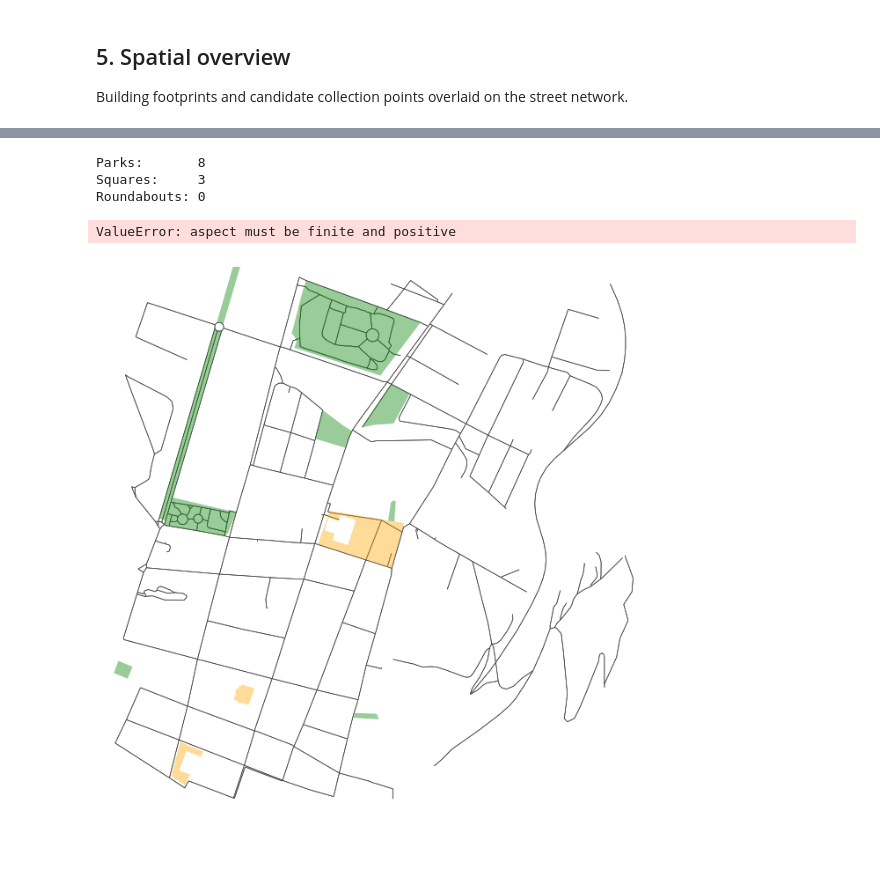
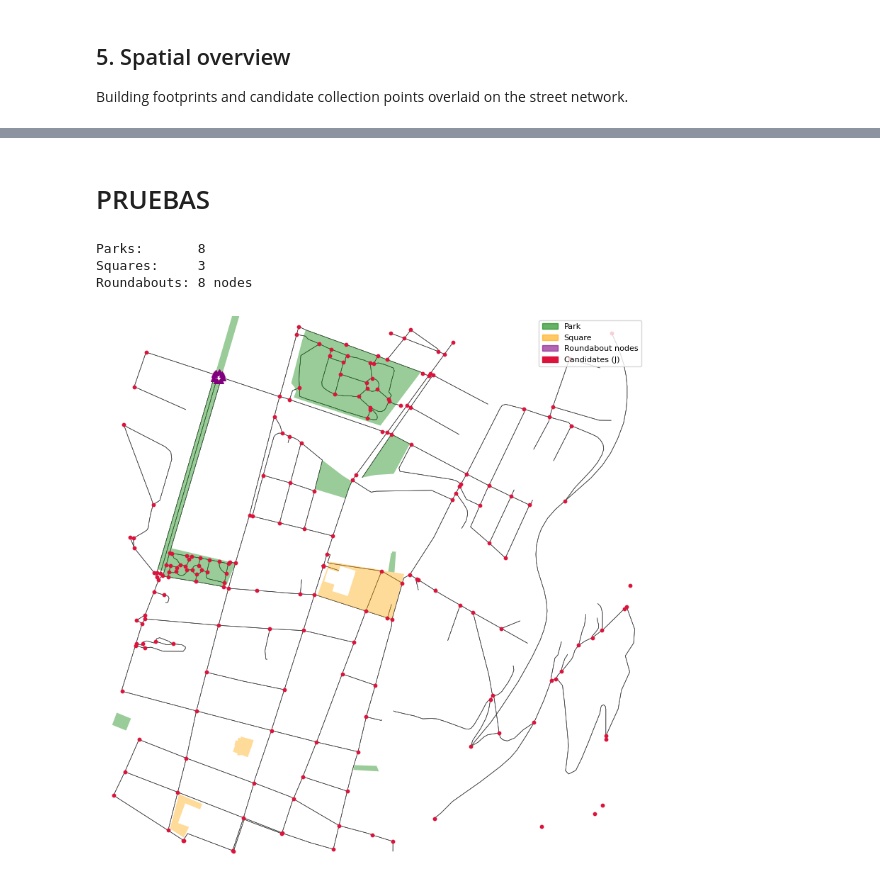
Before and after one commit to Guillermo-Gonzalez-Pineda/TFG-Optimizacion-Residuos, a Jupyter notebook: notebooks/00_generacion.ipynb, the cells around one changed output, grey strips where cells are left out. Saved outputs shown, nothing was run; the diff lists cells and outputs as text; code cells hidden in the pictures; blank space fills up the shorter version.

```diff
--- a/notebooks/00_generacion.ipynb
+++ b/notebooks/00_generacion.ipynb
@@ -132,0 +141,8 @@ plt.show()
+# %%
+from collections import Counter
+
+candidates = classify_candidate_context(config, candidates, graph, idx_to_j)
+
+context_counts = Counter(c.context.value for c in candidates.values())
+for context, count in context_counts.most_common():
+    print(f"{context:20s} {count}")
@@ -132,0 +158,9 @@ plt.show()
+# %%
+candidates, idx_to_j, j_to_idx = consolidate_candidates(candidates, graph, idx_to_j)
+
+print(f"Candidates after consolidation: {len(candidates)}")
+
+from collections import Counter
+context_counts = Counter(c.context.value for c in candidates.values())
+for context, count in context_counts.most_common():
+    print(f"  {context:20s} {count}")
@@ -133,52 +207,67 @@ plt.show()
+# %% [markdown]
+# PRUEBAS
 # %%
 import matplotlib.patches as mpatches
 
 # Download context polygons
 parks = ox.features_from_address(config.place, tags={"leisure": "park"}, dist=config.radius)
 squares = ox.features_from_address(config.place, tags={"place": "square"}, dist=config.radius)
-roundabouts = ox.features_from_address(config.place, tags={"junction": "roundabout"}, dist=config.radius)
 
-# Keep only polygons
 parks = parks[parks.geometry.type.isin(["Polygon", "MultiPolygon"])]
 squares = squares[squares.geometry.type.isin(["Polygon", "MultiPolygon"])]
-roundabouts = roundabouts[roundabouts.geometry.type.isin(["Polygon", "MultiPolygon"])]
+
+# Roundabouts from graph edges
+roundabout_nodes = set()
+for u, v, data in graph.edges(data=True):
+    if data.get("junction") == "roundabout":
+        roundabout_nodes.add(u)
+        roundabout_nodes.add(v)
+
+roundabout_coords = [
+    (graph.nodes[n]["x"], graph.nodes[n]["y"])
+    for n in roundabout_nodes
+    if n in graph.nodes
+]
 
 print(f"Parks:       {len(parks)}")
 print(f"Squares:     {len(squares)}")
-print(f"Roundabouts: {len(roundabouts)}")
+print(f"Roundabouts: {len(roundabout_nodes)} nodes")
 
 # Plot
 fig, ax = ox.plot_graph(
     graph, show=False, close=False,
     node_size=0, edge_linewidth=0.5,
     edge_color="#444444", bgcolor="white",
 )
 
-if len(parks) > 0:      parks.plot(ax=ax, color="green", alpha=0.4)
-if len(squares) > 0:    squares.plot(ax=ax, color="orange", alpha=0.4)
-if len(roundabouts) > 0: roundabouts.plot(ax=ax, color="purple", alpha=0.6)
-
-parks.plot(ax=ax,      color="green",  alpha=0.4)
-squares.plot(ax=ax,    color="orange", alpha=0.4)
-roundabouts.plot(ax=ax, color="purple", alpha=0.6)
+if len(parks) > 0:
+    parks.plot(ax=ax, color="green", alpha=0.4)
+if len(squares) > 0:
+    squares.plot(ax=ax, color="orange", alpha=0.4)
+if roundabout_coords:
+    ax.scatter(
+        [c[0] for c in roundabout_coords],
+        [c[1] for c in roundabout_coords],
+        c="purple", s=30, zorder=6, marker="^", label="Roundabout nodes",
+    )
 
 ax.scatter(
     [c.longitude for c in candidates.values()],
     [c.latitude for c in candidates.values()],
     c="crimson", s=10, zorder=5,
 )
 
 legend = [
     mpatches.Patch(color="green",  alpha=0.6, label="Park"),
     mpatches.Patch(color="orange", alpha=0.6, label="Square"),
-    mpatches.Patch(color="purple", alpha=0.6, label="Roundabout"),
+    mpatches.Patch(color="purple", alpha=0.6, label="Roundabout nodes"),
+    mpatches.Patch(color="crimson", label="Candidates (J)"),
 ]
 ax.legend(handles=legend, loc="upper right", fontsize=8)
 plt.tight_layout()
 plt.show()
 # %% [output]
 Parks:       8
 Squares:     3
-Roundabouts: 0
+Roundabouts: 8 nodes
-ValueError: aspect must be finite and positive
-[figure, old version]
+[figure, new version]
```
Also changed, not shown: parts of 10 cells of this notebook, 1 other file.
